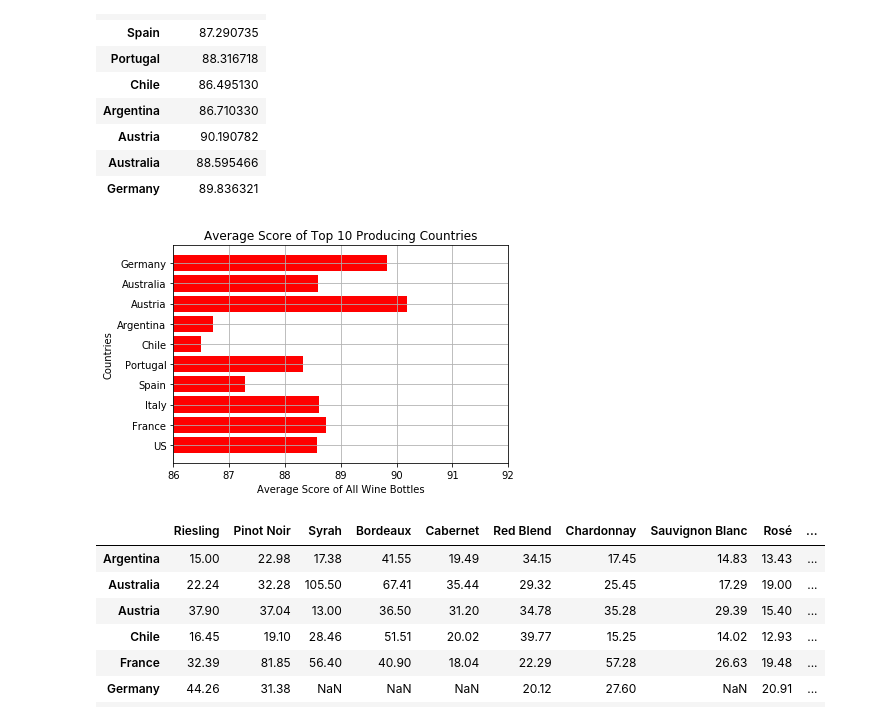
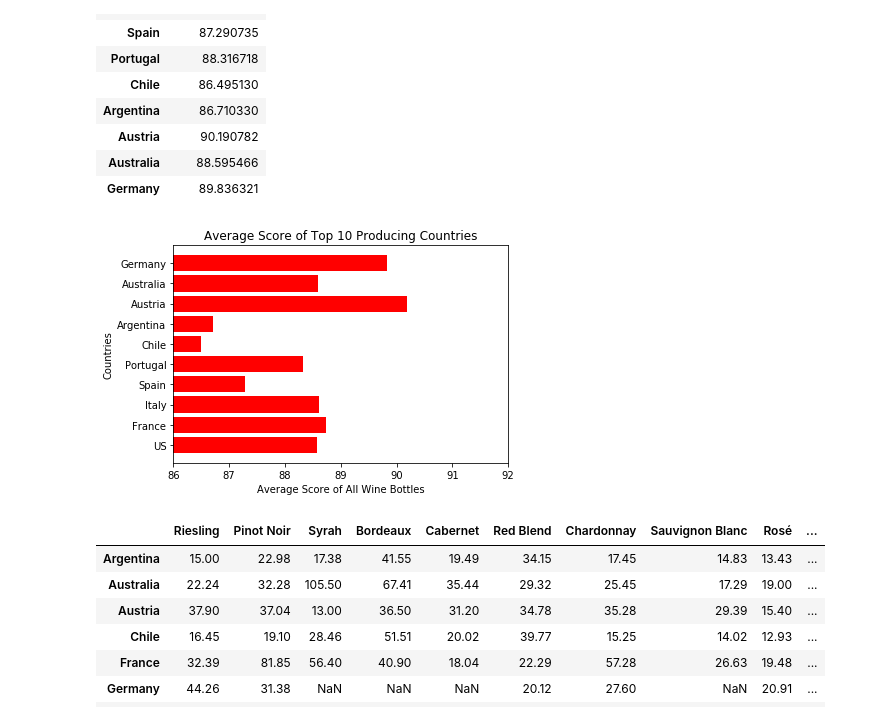
Before and after one commit to christer19/Wine_Analytics, a Jupyter notebook: Clean_data_Brad.ipynb, the cells around one changed output. Drawn from its saved outputs; the diff is of its cells as text; code cells hidden in the pictures.

```diff
--- a/Clean_data.ipynb
+++ b/Clean_data_Brad.ipynb
@@ -243,13 +243,13 @@ top_10_producers_scores
 # %%
 plt.barh(top_10_producers_list, top_10_producers_scores["Average Score"], color ="red" )
 plt.xlim(86,92)
 plt.ylabel("Countries")
 plt.xlabel("Average Score of All Wine Bottles")
 plt.title("Average Score of Top 10 Producing Countries")
-plt.grid()
+
 plt.savefig("Figures/Average_score.png")
 # %% [output]
-[figure, old version]
+[figure, new version]
 # %%
 ten_by_ten_price = pd.DataFrame({"Riesling" : riesling_mean["price"],
                            "Pinot Noir" : pinot_noir_mean["price"],
```
Also changed, not shown: parts of 1 cell of this notebook, 1 other file.
